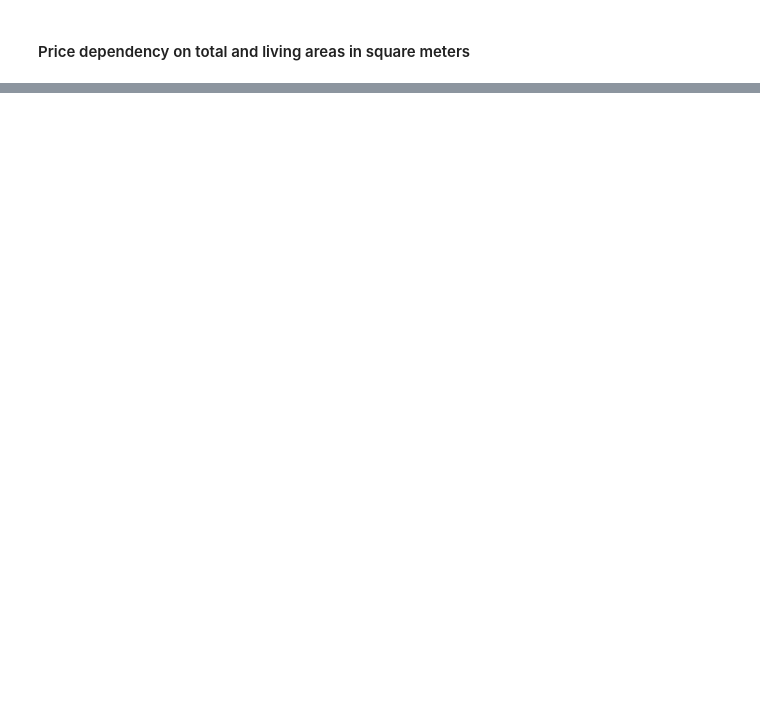
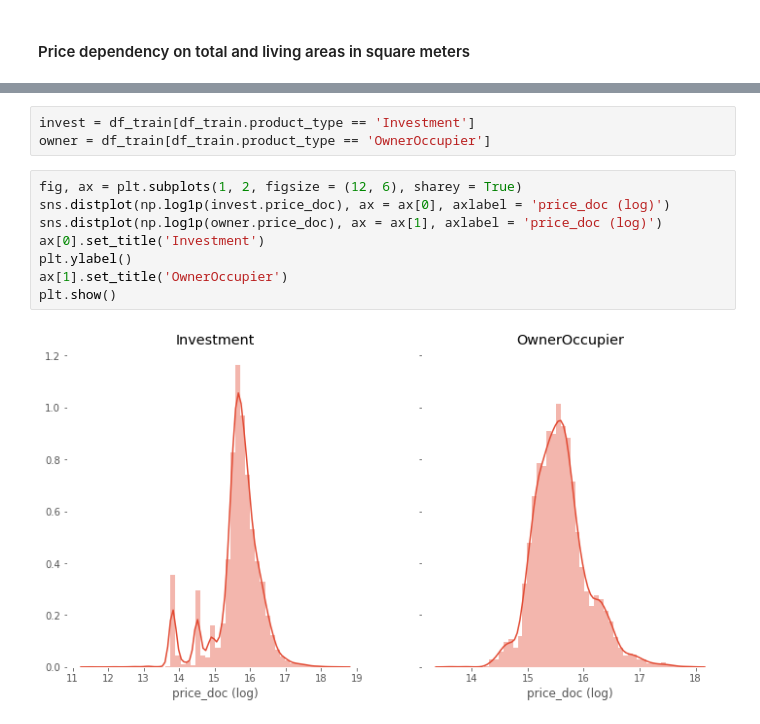
Before and after one commit to melaanya/twente-aml, a Jupyter notebook: project/eda/eda.ipynb, the cells around one changed output, grey strips where cells are left out. Drawn from its saved outputs; the diff is of its cells as text; blank space fills up the shorter version.

```diff
--- a/project/eda/eda.ipynb
+++ b/project/eda/eda.ipynb
@@ -178,0 +186,13 @@ plt.show()
+# %%
+invest = df_train[df_train.product_type == 'Investment']
+owner = df_train[df_train.product_type == 'OwnerOccupier']
+# %%
+fig, ax = plt.subplots(1, 2, figsize = (12, 6), sharey = True)
+sns.distplot(np.log1p(invest.price_doc), ax = ax[0], axlabel = 'price_doc (log)')
+sns.distplot(np.log1p(owner.price_doc), ax = ax[1], axlabel = 'price_doc (log)')
+ax[0].set_title('Investment')
+plt.ylabel()
+ax[1].set_title('OwnerOccupier')
+plt.show()
+# %% [output]
+[figure, added]
```
Also changed, not shown: parts of 8 cells of this notebook.
